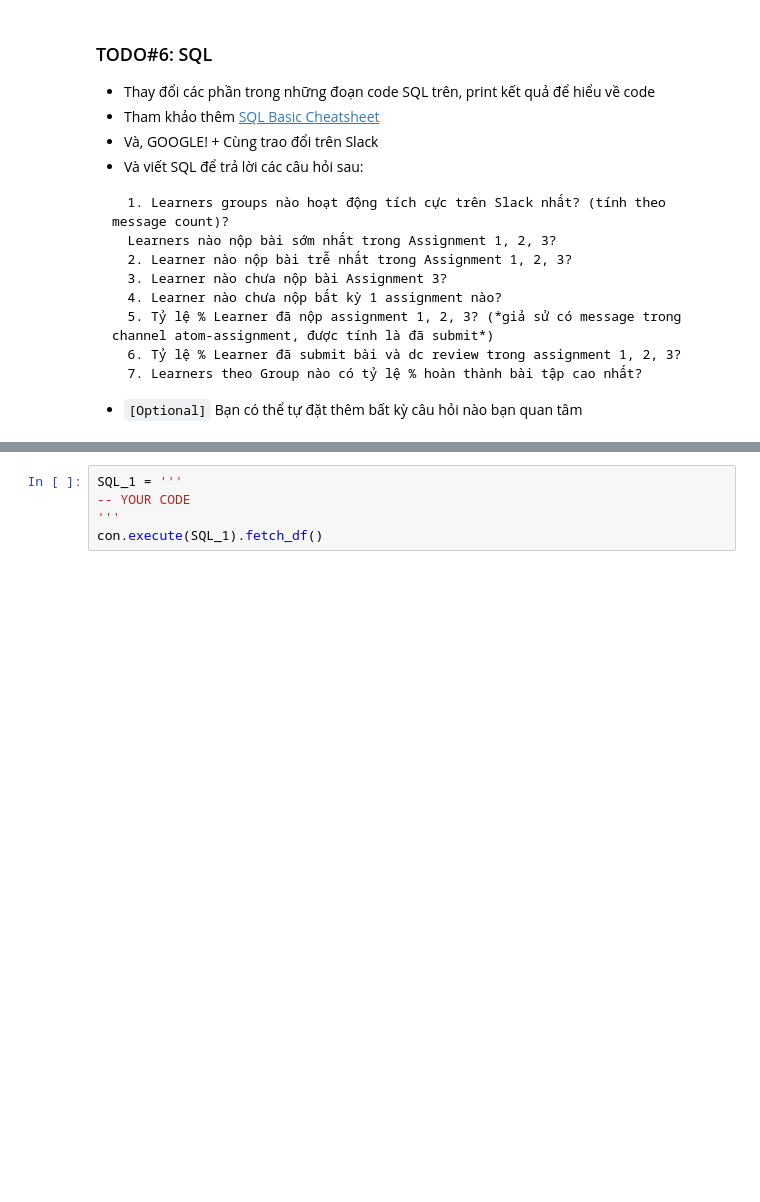
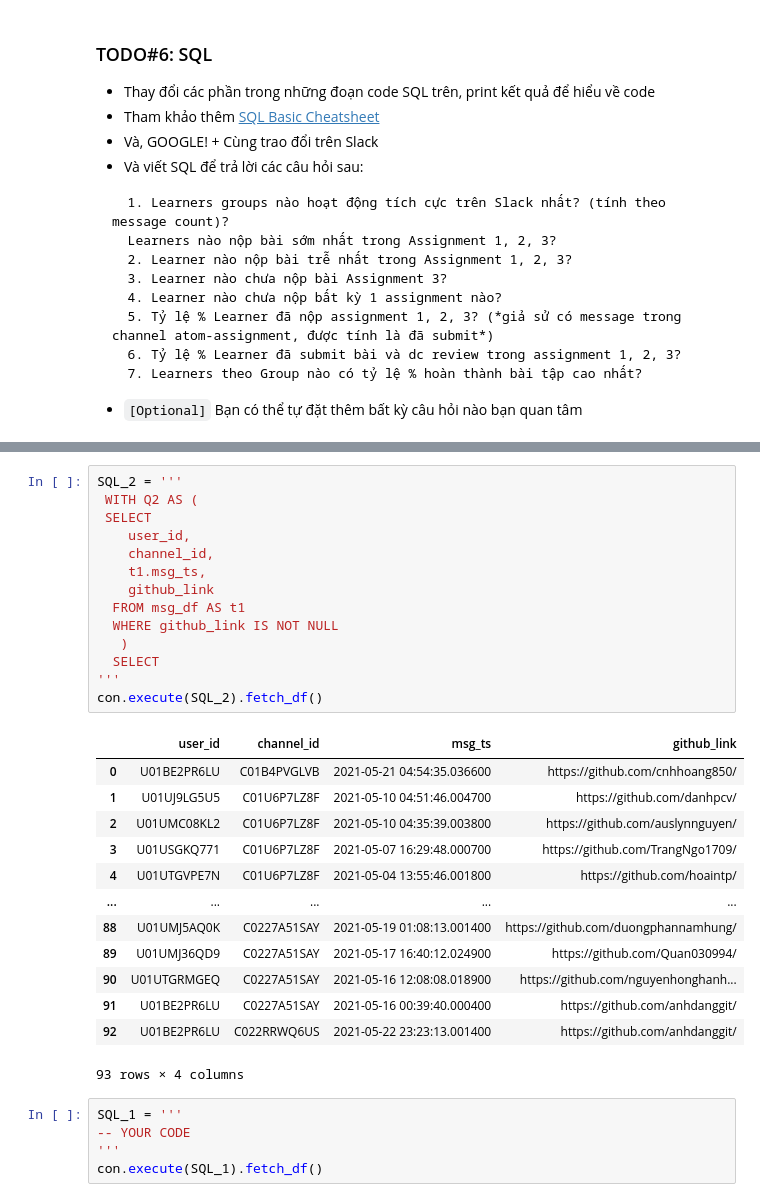
Before and after one commit to Ha-Huynh-Anh/atom-assignments, a Jupyter notebook: assignment_4/home_assignment_4.ipynb, the cells around one changed output, grey strips where cells are left out. Saved outputs shown, nothing was run; the diff lists cells and outputs as text; blank space fills up the shorter version.

```diff
--- a/assignment_4/home_assignment_4.ipynb
+++ b/assignment_4/home_assignment_4.ipynb
@@ -663,3 +778,31 @@ con.execute(SQL).fetch_df()
+# %%
+SQL_2 = '''
+ WITH Q2 AS (
+ SELECT
+    user_id,
+    channel_id,
+    t1.msg_ts,
+    github_link
+  FROM msg_df AS t1
+  WHERE github_link IS NOT NULL
+   )
+  SELECT
+'''
+con.execute(SQL_2).fetch_df()
+# %% [output]
+|  | user_id | channel_id | msg_ts | github_link |
+| 0 | U01BE2PR6LU | C01B4PVGLVB | 2021-05-21 04:54:35.036600 | https://github.com/cnhhoang850/ |
+| 1 | U01UJ9LG5U5 | C01U6P7LZ8F | 2021-05-10 04:51:46.004700 | https://github.com/danhpcv/ |
+| 2 | U01UMC08KL2 | C01U6P7LZ8F | 2021-05-10 04:35:39.003800 | https://github.com/auslynnguyen/ |
+| 3 | U01USGKQ771 | C01U6P7LZ8F | 2021-05-07 16:29:48.000700 | https://github.com/TrangNgo1709/ |
+| 4 | U01UTGVPE7N | C01U6P7LZ8F | 2021-05-04 13:55:46.001800 | https://github.com/hoaintp/ |
+| ... | ... | ... | ... | ... |
+| 88 | U01UMJ5AQ0K | C0227A51SAY | 2021-05-19 01:08:13.001400 | https://github.com/duongphannamhung/ |
+| 89 | U01UMJ36QD9 | C0227A51SAY | 2021-05-17 16:40:12.024900 | https://github.com/Quan030994/ |
+| 90 | U01UTGRMGEQ | C0227A51SAY | 2021-05-16 12:08:08.018900 | https://github.com/nguyenhonghanh... |
+| 91 | U01BE2PR6LU | C0227A51SAY | 2021-05-16 00:39:40.000400 | https://github.com/anhdanggit/ |
+| 92 | U01BE2PR6LU | C022RRWQ6US | 2021-05-22 23:23:13.001400 | https://github.com/anhdanggit/ |
+93 rows × 4 columns
 # %%
 SQL_1 = '''
 -- YOUR CODE
```
Also changed, not shown: parts of 24 cells of this notebook.
